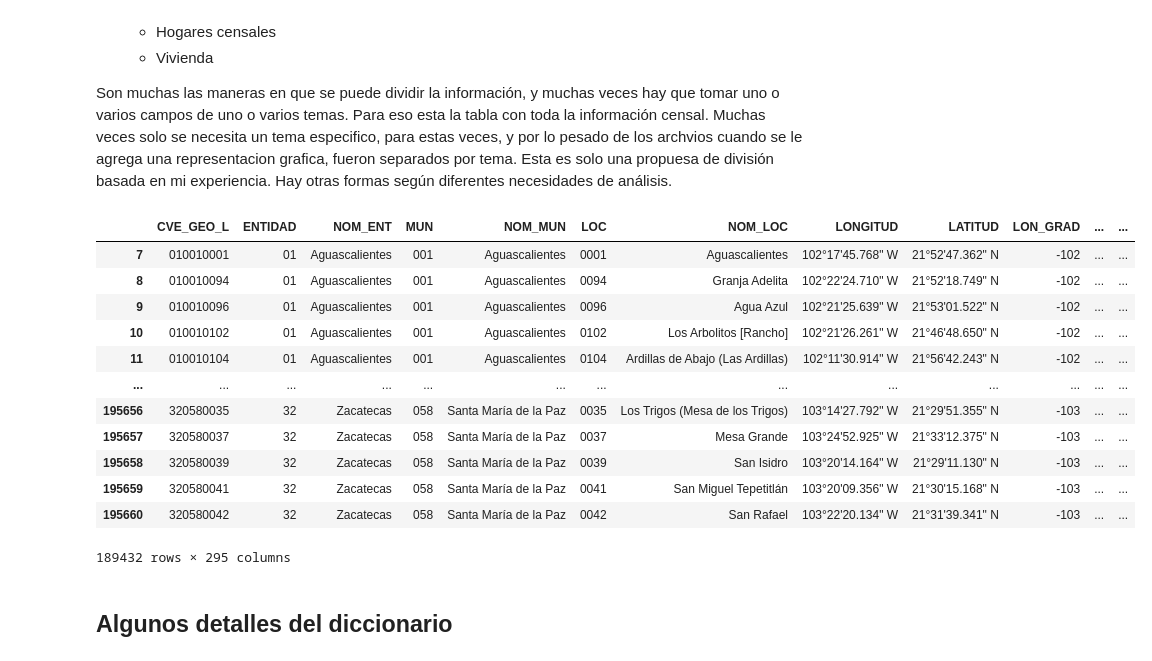
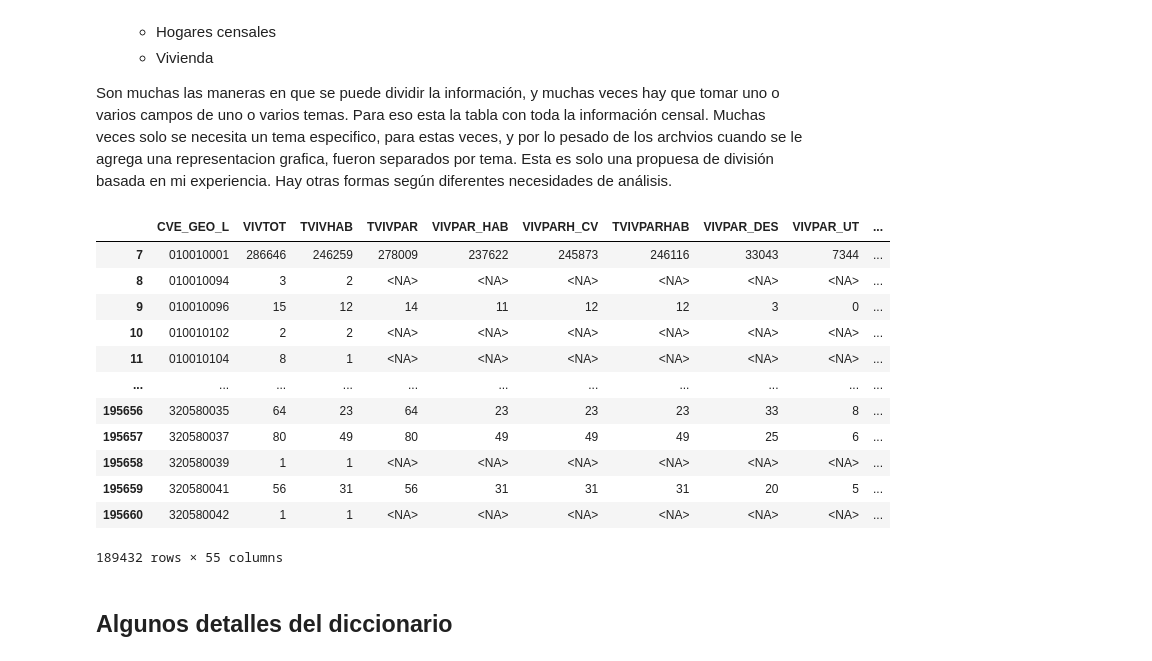
Before and after one commit to lorgid1/Censo_2020, a Jupyter notebook: censo_2020.ipynb, the cells around one changed output. Saved outputs shown, nothing was run; the diff lists cells and outputs as text; code cells hidden in the pictures.

Commit message:
Reorganized SQL tables as a dictionary.
Se reorganizaron las tablas para SQL en un diccionario. y se reorganizaron en diccionario tambien los indicadores generados.

```diff
--- a/censo_2020.ipynb
+++ b/censo_2020.ipynb
@@ -837,19 +839,19 @@ for nombre_tabla, lista_columnas in columnas_tablas_loc.items():
     tablas_localidad[nombre_tabla] =  iter_localidad.loc[:, columnas_tabla]
 # %%
-tablas_localidad['2020_iter_censo_loc']
+tablas_localidad['2020_iter_vivienda_loc']
 # %% [output]
-|  | CVE_GEO_L | ENTIDAD | NOM_ENT | MUN | NOM_MUN | LOC | NOM_LOC | LONGITUD | LATITUD | LON_GRAD | ... | ... |
-| 7 | 010010001 | 01 | Aguascalientes | 001 | Aguascalientes | 0001 | Aguascalientes | 102°17'45.768" W | 21°52'47.362" N | -102 | ... | ... |
-| 8 | 010010094 | 01 | Aguascalientes | 001 | Aguascalientes | 0094 | Granja Adelita | 102°22'24.710" W | 21°52'18.749" N | -102 | ... | ... |
-| 9 | 010010096 | 01 | Aguascalientes | 001 | Aguascalientes | 0096 | Agua Azul | 102°21'25.639" W | 21°53'01.522" N | -102 | ... | ... |
-| 10 | 010010102 | 01 | Aguascalientes | 001 | Aguascalientes | 0102 | Los Arbolitos [Rancho] | 102°21'26.261" W | 21°46'48.650" N | -102 | ... | ... |
-| 11 | 010010104 | 01 | Aguascalientes | 001 | Aguascalientes | 0104 | Ardillas de Abajo (Las Ardillas) | 102°11'30.914" W | 21°56'42.243" N | -102 | ... | ... |
-| ... | ... | ... | ... | ... | ... | ... | ... | ... | ... | ... | ... | ... |
-| 195656 | 320580035 | 32 | Zacatecas | 058 | Santa María de la Paz | 0035 | Los Trigos (Mesa de los Trigos) | 103°14'27.792" W | 21°29'51.355" N | -103 | ... | ... |
-| 195657 | 320580037 | 32 | Zacatecas | 058 | Santa María de la Paz | 0037 | Mesa Grande | 103°24'52.925" W | 21°33'12.375" N | -103 | ... | ... |
-| 195658 | 320580039 | 32 | Zacatecas | 058 | Santa María de la Paz | 0039 | San Isidro | 103°20'14.164" W | 21°29'11.130" N | -103 | ... | ... |
-| 195659 | 320580041 | 32 | Zacatecas | 058 | Santa María de la Paz | 0041 | San Miguel Tepetitlán | 103°20'09.356" W | 21°30'15.168" N | -103 | ... | ... |
-| 195660 | 320580042 | 32 | Zacatecas | 058 | Santa María de la Paz | 0042 | San Rafael | 103°22'20.134" W | 21°31'39.341" N | -103 | ... | ... |
+|  | CVE_GEO_L | VIVTOT | TVIVHAB | TVIVPAR | VIVPAR_HAB | VIVPARH_CV | TVIVPARHAB | VIVPAR_DES | VIVPAR_UT | ... |
+| 7 | 010010001 | 286646 | 246259 | 278009 | 237622 | 245873 | 246116 | 33043 | 7344 | ... |
+| 8 | 010010094 | 3 | 2 | <NA> | <NA> | <NA> | <NA> | <NA> | <NA> | ... |
+| 9 | 010010096 | 15 | 12 | 14 | 11 | 12 | 12 | 3 | 0 | ... |
+| 10 | 010010102 | 2 | 2 | <NA> | <NA> | <NA> | <NA> | <NA> | <NA> | ... |
+| 11 | 010010104 | 8 | 1 | <NA> | <NA> | <NA> | <NA> | <NA> | <NA> | ... |
+| ... | ... | ... | ... | ... | ... | ... | ... | ... | ... | ... |
+| 195656 | 320580035 | 64 | 23 | 64 | 23 | 23 | 23 | 33 | 8 | ... |
+| 195657 | 320580037 | 80 | 49 | 80 | 49 | 49 | 49 | 25 | 6 | ... |
+| 195658 | 320580039 | 1 | 1 | <NA> | <NA> | <NA> | <NA> | <NA> | <NA> | ... |
+| 195659 | 320580041 | 56 | 31 | 56 | 31 | 31 | 31 | 20 | 5 | ... |
+| 195660 | 320580042 | 1 | 1 | <NA> | <NA> | <NA> | <NA> | <NA> | <NA> | ... |
-189432 rows × 295 columns
+189432 rows × 55 columns
 # %% [markdown]
 ## Algunos detalles del diccionario
```
Also changed, not shown: parts of 12 cells of this notebook.
